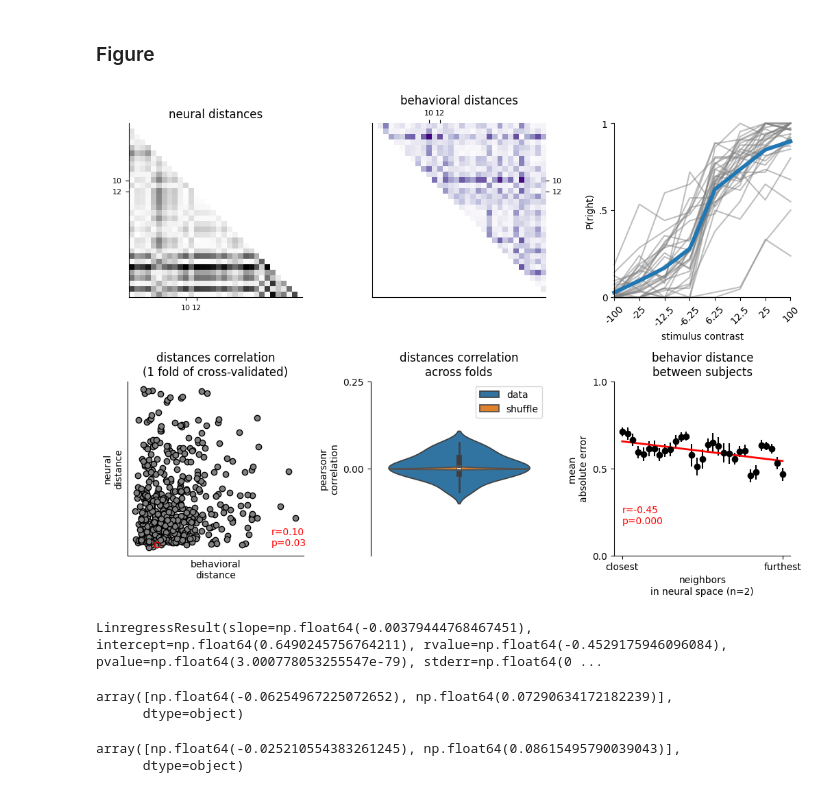
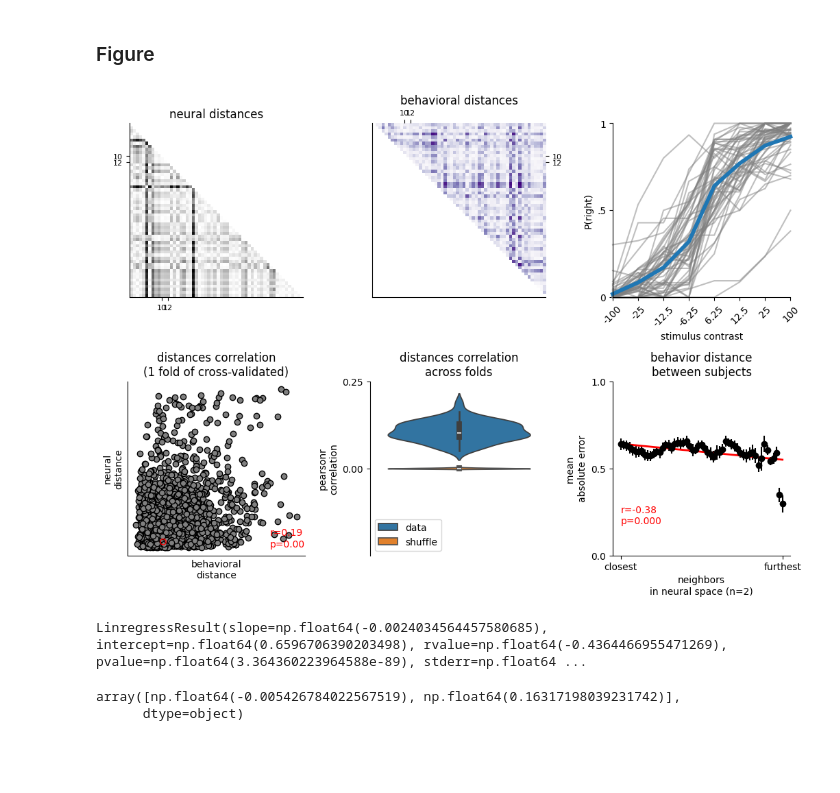
Before and after one commit to brunaafl/ShapeMetrics, a Jupyter notebook: ibl_analyses/notebooks/shape_metrics_figure.ipynb, the cells around one changed output. Cells and saved outputs as stored; diff of their text form; code cells hidden in the pictures; blank space fills up the shorter version.

```diff
--- a/ibl_analyses/notebooks/shape_metrics_figure.ipynb
+++ b/ibl_analyses/notebooks/shape_metrics_figure.ipynb
@@ -172,7 +172,7 @@ def plot_dendogram(dist_neural, labs, save=False, cmap_name='tab10'):
     plt.show()
 # %%
 
-def get_dists(train_fold,test_fold, metric="sigmoid", n_trials_total=None):
+def get_dists(train_fold,test_fold, metric="area", n_trials_total=None):
 
     ys,cs = train_fold
     _,cs = test_fold
@@ -190,7 +190,6 @@ def get_dists(train_fold,test_fold, metric="sigmoid", n_trials_total=None):
         dist_cc,_,_ = compute_behavioral_distance(cs, n_trials_total=n_trials_total)
     elif metric=="area":
         dist_cc = np.zeros((S,S))
-
         for i in range(S):
             for j in range(S):
                 #dist_cc[i,j] = np.mean(np.abs(cs[i]- cs[j]))
@@ -466,11 +467,11 @@ L1 distance 2,3: 0.37536479671784223
 ### Compute correlations neural vs behavior
 # %%
 import pickle
-with(open("prep_data_regions/raw_behavior_all.pkl","rb")) as f:
+with(open("raw_behavior_all.pkl","rb")) as f:
     n_trials, cs_trials = pickle.load(f)
 
 
-with open("prep_data_regions/100_folds_1_time_point_all.pkl","rb") as f:
+with open("100_folds_1_time_point_all.pkl","rb") as f:
     [params,train_data_folds,test_data_folds] = pickle.load(f)
 # %%
 ys, cs = train_data_folds[0]
@@ -486,6 +487,8 @@ with(open("prep_data_regions/bootstrap_raw_behavior_all.pkl","rb")) as f:
 
 with open("prep_data_regions/bootstrap_folds_1_time_point_all.pkl","rb") as f:
     [params,train_data_folds,test_data_folds] = pickle.load(f)
+# %%
+ys, cs = train_data_folds[0]
 # %%
 
 # Relaxing also the number of folds and shuffles
@@ -638,7 +659,6 @@ for n in range(all_dist_neural.shape[0]):
     data_corrs_2.append(r)
 data_corrs_2 = np.array(data_corrs_2, dtype=object)
 # %%
-
 
 examples_idx= [10,12]
 
@@ -702,61 +722,56 @@ axes[3].scatter(dist_cc[examples_idx,:][:,examples_idx][np.triu_indices(len(exam
 
 axes[4].set_title("distances correlation\nacross folds")
 data_corrs = np.array(all_c_corrs, dtype=object)[:,0]
-low, high = np.percentile(data_corrs_2,[2.5,97.5])
+low, high = np.percentile(data_corrs,[2.5,97.5])
 
 shuffle_corrs = np.array(all_c_corrs, dtype=object)[:,1].mean()
 
-sns.violinplot(data_corrs_2,label="data",ax=axes[4])
+sns.violinplot(data_corrs,label="data",ax=axes[4])
 sns.violinplot(shuffle_corrs,label="shuffle",ax=axes[4],clip_on=False)
 axes[4].legend()
 axes[4].set_ylabel("pearsonr\ncorrelation")
 #axes[4].text(0.1,0.02,"low={:.2f}\n high={:.3f}".format(low,high),color='r')
 axes[4].set_yticks([0,0.25])
 axes[4].set_ylim(-0.25,0.25)
 axes[4].set_xticks([])
 
 
 ## Here, for the distance between the subject and its neighbors, I compute the mean absolute error instead of the correlation
 # So, now, the regression should have a positive value since the more similar the neighbors are, the smaller the distance should be
 _ids = list(range(S-1))*np.shape(all_preds_top)[0]
 
 r=sts.linregress(_ids,np.nanmean(all_preds_top,2).reshape(-1))
 num_sess = dist_neural_.shape[0]-1
 plt.errorbar(range(num_sess),np.nanmean(np.nanmean(all_preds_top,2),0),np.std(np.nanmean(all_preds_top,2),0),fmt='o',color='black',clip_on=False)
 axes[5].set_title("behavior distance\nbetween subjects")
 
 axes[5].text(0,0.18,"r={:.2f}\np={:.3f}".format(r.rvalue,r.pvalue),color='r')
 axes[5].set_ylabel("mean \nabsolute error")
 axes[5].set_yticks([0,0.5,1])
 axes[5].set_xticks([0,S-2],["closest","furthest"])
 
 axes[5].set_xlabel("neighbors\nin neural space (n=2)")
 axes[5].set_ylim(0,1)
 # plot regression line on top of the data using the slope and intercept
 axes[5].plot(range(num_sess)*r.slope+r.intercept,"r-",lw=2)
 
 fig.tight_layout()
 sns.despine()
 sns.despine(ax=axes[4],bottom=True)
 
-#plt.savefig("IBL_main_figure.svg",dpi=300)
+#plt.savefig("IBL_all_neurons_all-eids_DG.svg",dpi=300)
 # %% [output]
-[figure, old version]
+[figure, new version]
 # %%
 _ids = list(range(S-1))*np.shape(all_preds_top)[0]
 r=sts.linregress(_ids,np.nanmean(all_preds_top,axis=2).reshape(-1))
 r
 # %% [output]
-LinregressResult(slope=np.float64(-0.00379444768467451), intercept=np.float64(0.6490245756764211), rvalue=np.float64(-0.4529175946096084), pvalue=np.float64(3.000778053255547e-79), stderr=np.float64(0 ...
+LinregressResult(slope=np.float64(-0.0024034564457580685), intercept=np.float64(0.6596706390203498), rvalue=np.float64(-0.4364466955471269), pvalue=np.float64(3.364360223964588e-89), stderr=np.float64 ...
-# %%
-np.percentile(data_corrs_2,[2.5,97.5])
-# %% [output]
-array([np.float64(-0.06254967225072652), np.float64(0.07290634172182239)],
-      dtype=object)
 # %%
 np.percentile(data_corrs,[2.5,97.5])
 # %% [output]
-array([np.float64(-0.025210554383261245), np.float64(0.08615495790039043)],
+array([np.float64(-0.005426784022567519), np.float64(0.16317198039231742)],
       dtype=object)
 # %%
 low, high = np.percentile(data_corrs,[2.5,97.5])
```
Also changed, not shown: parts of 4 cells of this notebook, 19 other files.
